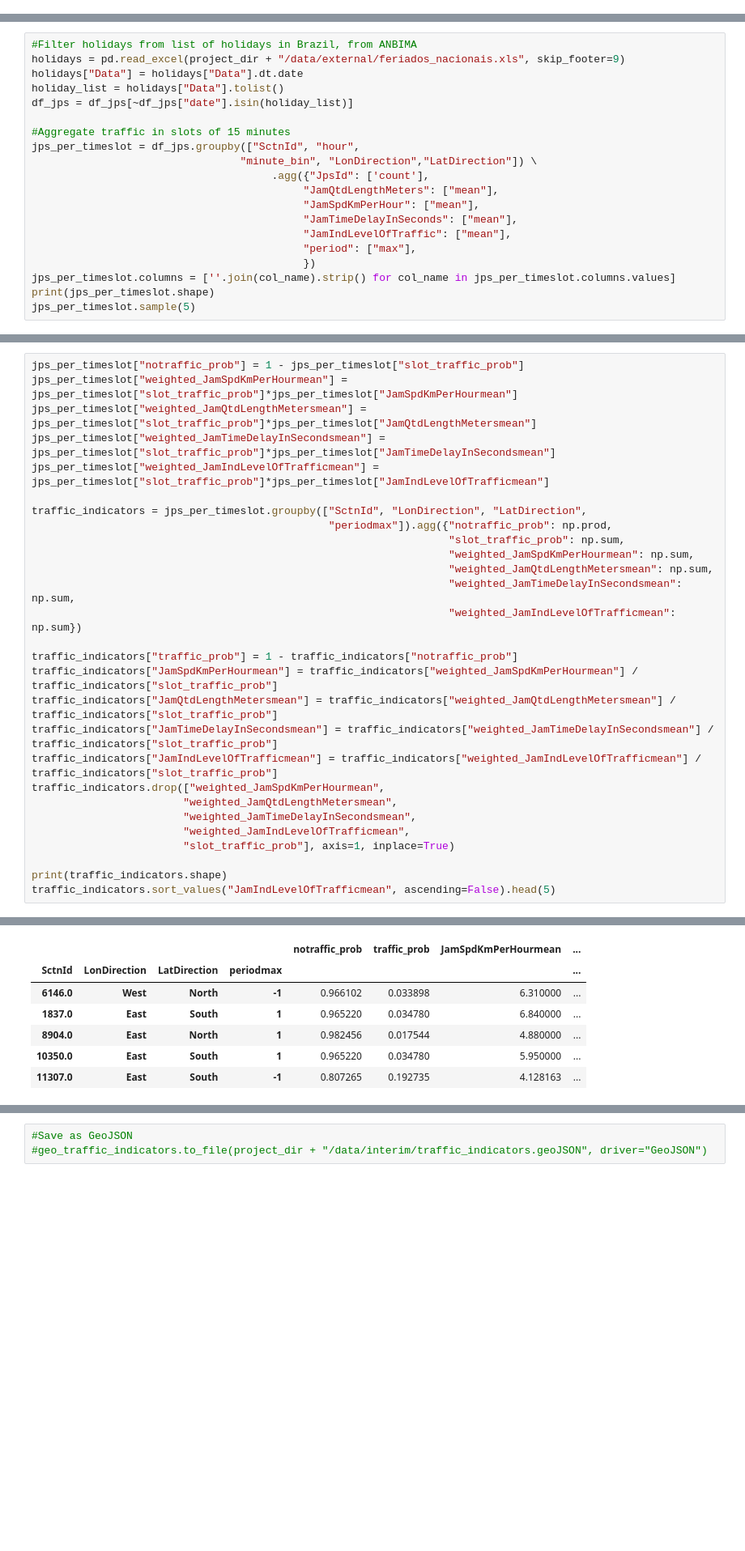
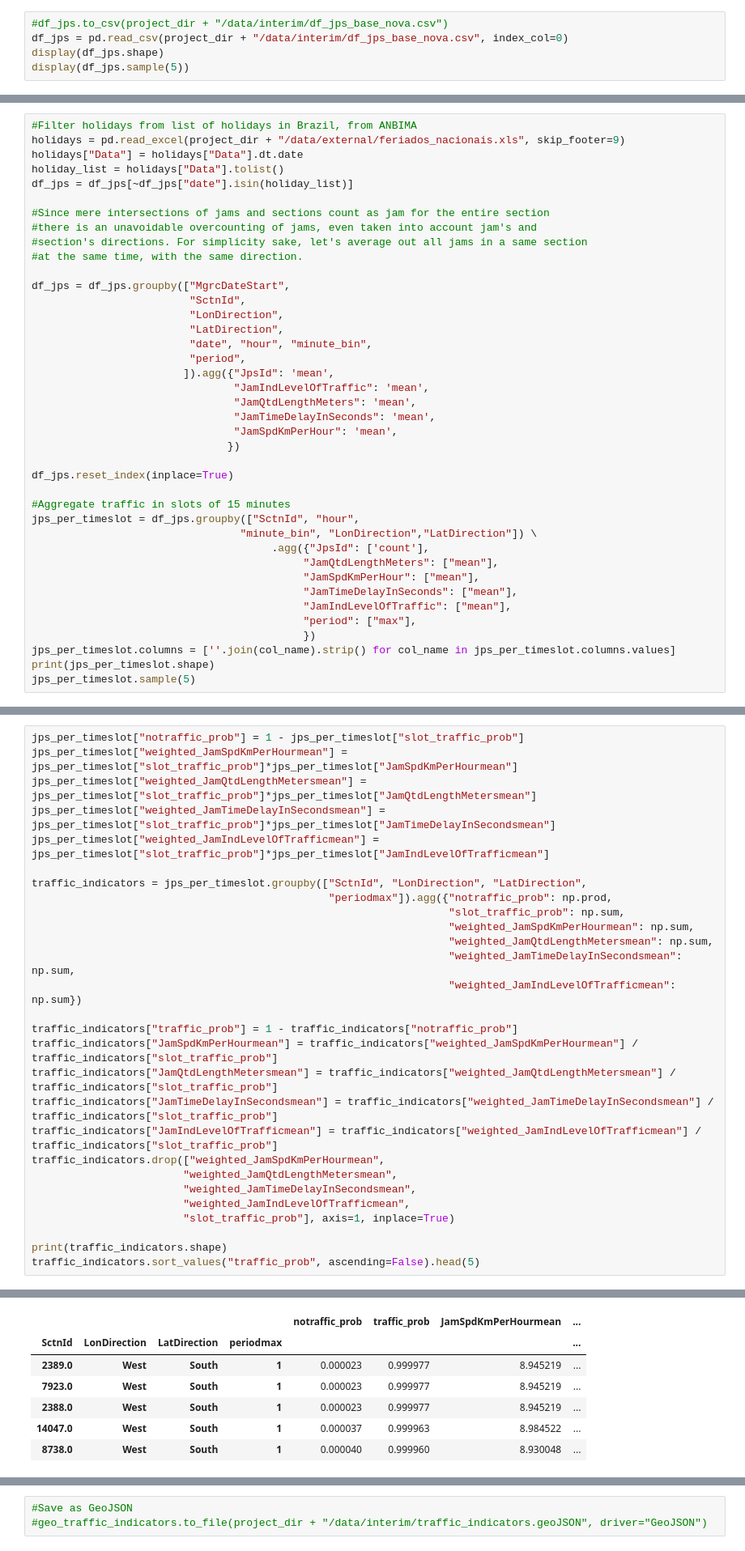
Before and after one commit to pmj-sepud/Joinville-Smart-Mobility, a Jupyter notebook: notebooks/reports/201801-GabrielBogo-Traffic_Probabilities.ipynb, the cells around one changed output, grey strips where cells are left out. Shown: that part at 81% size. Drawn from its saved outputs; the diff is of its cells as text; blank space fills up the shorter version.

```diff
--- a/notebooks/reports/201801-GabrielBogo-Traffic_Probabilities.ipynb
+++ b/notebooks/reports/201801-GabrielBogo-Traffic_Probabilities.ipynb
@@ -47,0 +51,5 @@ df_jps.sample(5)
+# %%
+#df_jps.to_csv(project_dir + "/data/interim/df_jps_base_nova.csv")
+df_jps = pd.read_csv(project_dir + "/data/interim/df_jps_base_nova.csv", index_col=0)
+display(df_jps.shape)
+display(df_jps.sample(5))
@@ -51,6 +67,26 @@ holidays = pd.read_excel(project_dir + "/data/external/feriados_nacionais.xls",
 holidays["Data"] = holidays["Data"].dt.date
 holiday_list = holidays["Data"].tolist()
 df_jps = df_jps[~df_jps["date"].isin(holiday_list)]
+
+#Since mere intersections of jams and sections count as jam for the entire section
+#there is an unavoidable overcounting of jams, even taken into account jam's and
+#section's directions. For simplicity sake, let's average out all jams in a same section
+#at the same time, with the same direction.
+
+df_jps = df_jps.groupby(["MgrcDateStart",
+                         "SctnId",
+                         "LonDirection",
+                         "LatDirection",
+                         "date", "hour", "minute_bin",
+                         "period",
+                        ]).agg({"JpsId": 'mean',
+                                "JamIndLevelOfTraffic": 'mean',
+                                "JamQtdLengthMeters": 'mean',
+                                "JamTimeDelayInSeconds": 'mean',
+                                "JamSpdKmPerHour": 'mean',
+                               })
+
+df_jps.reset_index(inplace=True)
 
 #Aggregate traffic in slots of 15 minutes
 jps_per_timeslot = df_jps.groupby(["SctnId", "hour",
@@ -122,5 +158,5 @@ traffic_indicators.drop(["weighted_JamSpdKmPerHourmean",
                         "slot_traffic_prob"], axis=1, inplace=True)
 
 print(traffic_indicators.shape)
-traffic_indicators.sort_values("JamIndLevelOfTrafficmean", ascending=False).head(5)
+traffic_indicators.sort_values("traffic_prob", ascending=False).head(5)
 # %% [output]
@@ -128,10 +164,10 @@ traffic_indicators.sort_values("JamIndLevelOfTrafficmean", ascending=False).head
 |  |  |  |  | notraffic_prob | traffic_prob | JamSpdKmPerHourmean | ... |
 | SctnId | LonDirection | LatDirection | periodmax |  |  |  | ... |
-| 6146.0 | West | North | -1 | 0.966102 | 0.033898 | 6.310000 | ... |
-| 1837.0 | East | South | 1 | 0.965220 | 0.034780 | 6.840000 | ... |
-| 8904.0 | East | North | 1 | 0.982456 | 0.017544 | 4.880000 | ... |
-| 10350.0 | East | South | 1 | 0.965220 | 0.034780 | 5.950000 | ... |
-| 11307.0 | East | South | -1 | 0.807265 | 0.192735 | 4.128163 | ... |
+| 2389.0 | West | South | 1 | 0.000023 | 0.999977 | 8.945219 | ... |
+| 7923.0 | West | South | 1 | 0.000023 | 0.999977 | 8.945219 | ... |
+| 2388.0 | West | South | 1 | 0.000023 | 0.999977 | 8.945219 | ... |
+| 14047.0 | West | South | 1 | 0.000037 | 0.999963 | 8.984522 | ... |
+| 8738.0 | West | South | 1 | 0.000040 | 0.999960 | 8.930048 | ... |
 # %%
 #Merge dataset with official street sections from the Municipality
 geo_sections = extract_geo_sections(meta, buffer=10)
```
Also changed, not shown: parts of 7 cells of this notebook, 4 other files.
